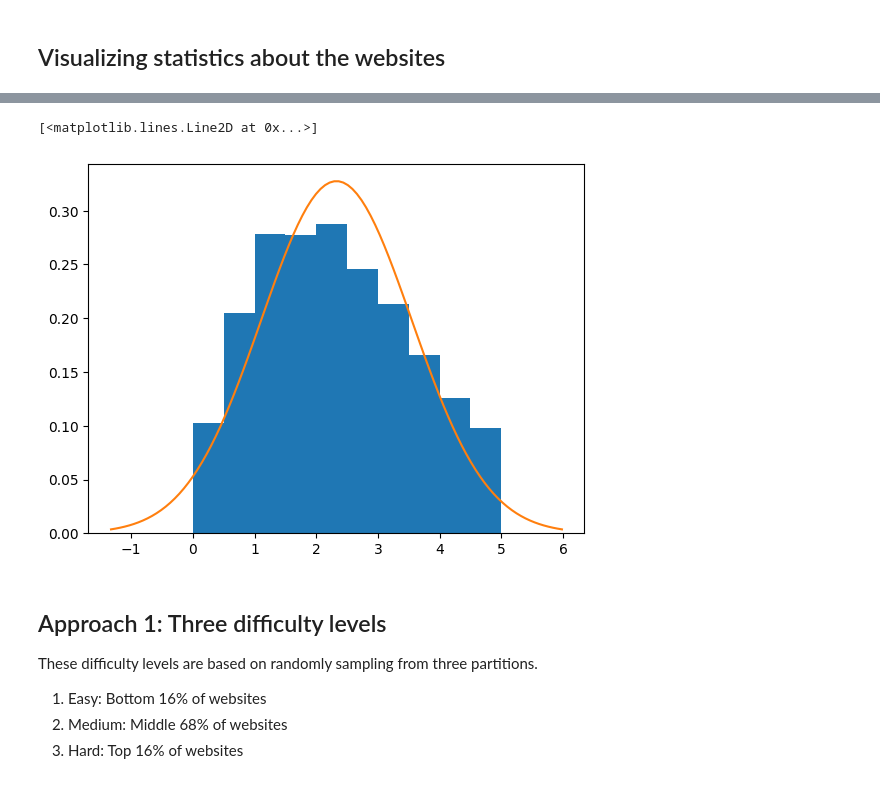
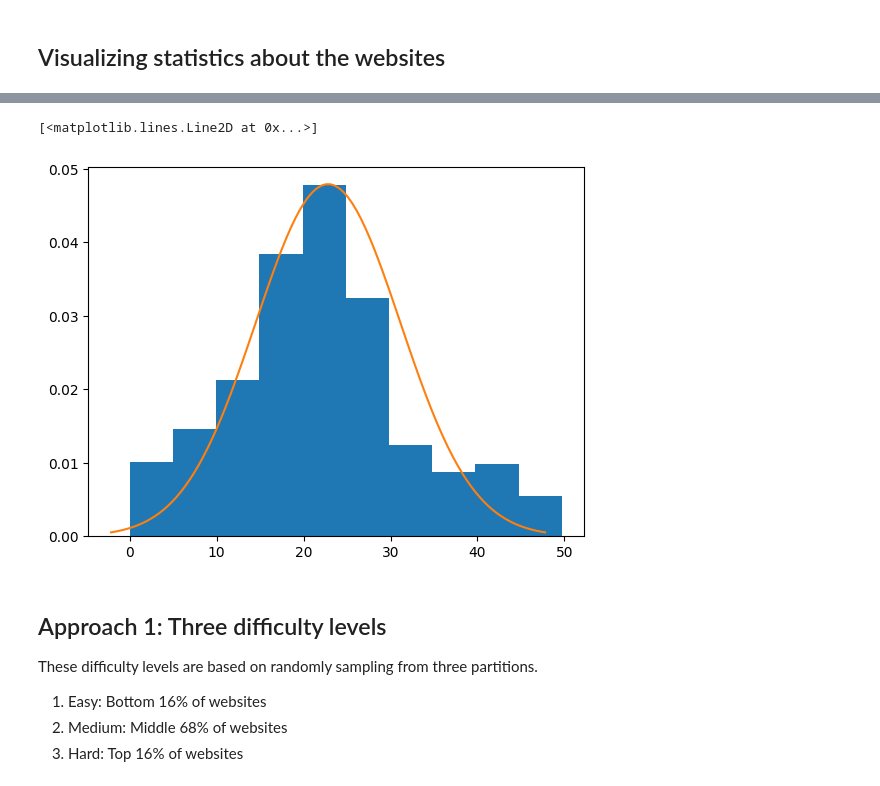
Before and after one commit to Farama-Foundation/A2Perf, a Jupyter notebook: viz/analysis/web_navigation/websites.ipynb, the cells around one changed output, grey strips where cells are left out. Drawn from its saved outputs; the diff is of its cells as text; code cells hidden in the pictures.

```diff
--- a/viz/analysis/web_navigation/websites.ipynb
+++ b/viz/analysis/web_navigation/websites.ipynb
@@ -51,5 +50,6 @@ with mp.Pool(mp.cpu_count()) as pool:
   websites = pool.map(website_util.Website, designs)
 # %%
 difficulties = [website.difficulty for website in websites]
+difficulties = np.array(difficulties)
 # %% [markdown]
 ## Visualizing statistics about the websites
@@ -66,0 +74,8 @@ plt.hist(difficulties)
+# %%
+# Describe the distribution of difficulties
+mean_difficulty = np.mean(difficulties)
+std_difficulty = np.std(difficulties)
+min_difficulty = np.min(difficulties)
+max_difficulty = np.max(difficulties)
+
+mean_difficulty, std_difficulty, min_difficulty, max_difficulty
@@ -67,7 +87,8 @@ plt.hist(difficulties)
 # %%
 # Plot histogram again but remove outliers that are too difficult
-subset_to_use = [website for website in websites if website.difficulty < 5]
+MAX_DIFFICULTY = 50
+subset_to_use = [website for website in websites if website.difficulty <
+                 MAX_DIFFICULTY]
 plt.hist([website.difficulty for website in subset_to_use])
-subset_to_use_difficulties = [website.difficulty for website in subset_to_use]
 len(subset_to_use)
 # %% [output]
@@ -76,15 +97,19 @@ len(subset_to_use)
 # %%
 # Can we plot a normal distribution on top of this?
-mu, std = np.mean(subset_to_use_difficulties), np.std(
-    subset_to_use_difficulties)
+
+# Use the same mean as the overall distribution
+subset_to_use_difficulties = [website.difficulty for website in subset_to_use]
+mu = mean_difficulty
+std = np.std(
+    subset_to_use_difficulties) * 0.81  # 0fudge factor to make the std of the normal distribution match the std of the subset of websites
 plt.hist(subset_to_use_difficulties, density=True)
 # use built in normal distribution function
 
 x = np.linspace(mu - 3 * std, mu + 3 * std, 100)
 plt.plot(x, norm.pdf(x, mu, std))
 # %% [output]
 [<matplotlib.lines.Line2D at 0x...>]
-[figure, old version]
+[figure, new version]
 # %% [markdown]
 ## Approach 1: Three difficulty levels
 These difficulty levels are based on randomly sampling from three partitions.
```
Also changed, not shown: parts of 25 cells of this notebook.
